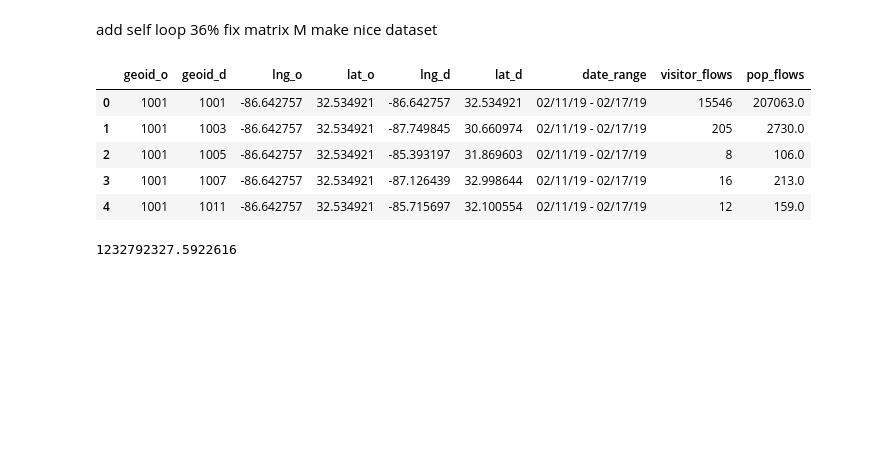
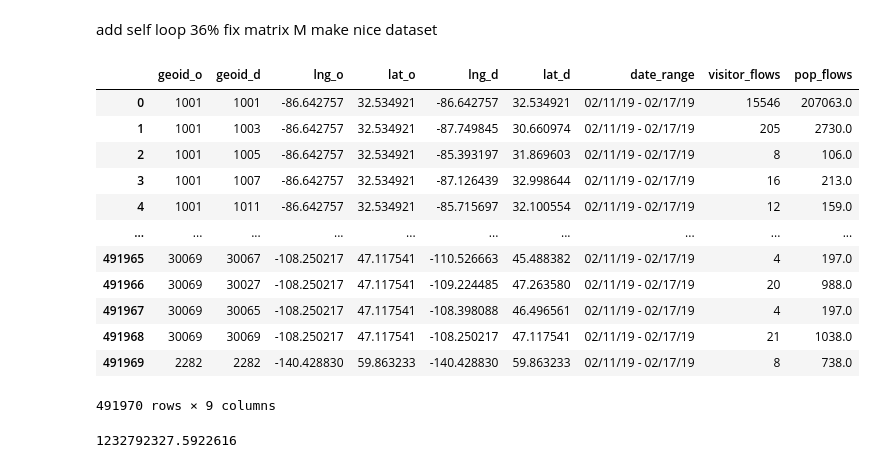
Before and after one commit to epnck/thesis, a Jupyter notebook: data generation/testing data.ipynb, the cells around one changed output. Saved outputs shown, nothing was run; the diff lists cells and outputs as text; code cells hidden in the pictures; blank space fills up the shorter version.

```diff
--- a/data generation/testing data.ipynb
+++ b/data generation/testing data.ipynb
@@ -8,14 +8,21 @@ import numpy as np
 # %%
 df_test = pd.read_csv('datasets/real data/weekly_county2county_2019_02_11.csv')
 
-df_test.head()
+df_test
 # %% [output]
 |  | geoid_o | geoid_d | lng_o | lat_o | lng_d | lat_d | date_range | visitor_flows | pop_flows |
 | 0 | 1001 | 1001 | -86.642757 | 32.534921 | -86.642757 | 32.534921 | 02/11/19 - 02/17/19 | 15546 | 207063.0 |
 | 1 | 1001 | 1003 | -86.642757 | 32.534921 | -87.749845 | 30.660974 | 02/11/19 - 02/17/19 | 205 | 2730.0 |
 | 2 | 1001 | 1005 | -86.642757 | 32.534921 | -85.393197 | 31.869603 | 02/11/19 - 02/17/19 | 8 | 106.0 |
 | 3 | 1001 | 1007 | -86.642757 | 32.534921 | -87.126439 | 32.998644 | 02/11/19 - 02/17/19 | 16 | 213.0 |
 | 4 | 1001 | 1011 | -86.642757 | 32.534921 | -85.715697 | 32.100554 | 02/11/19 - 02/17/19 | 12 | 159.0 |
+| ... | ... | ... | ... | ... | ... | ... | ... | ... | ... |
+| 491965 | 30069 | 30067 | -108.250217 | 47.117541 | -110.526663 | 45.488382 | 02/11/19 - 02/17/19 | 4 | 197.0 |
+| 491966 | 30069 | 30027 | -108.250217 | 47.117541 | -109.224485 | 47.263580 | 02/11/19 - 02/17/19 | 20 | 988.0 |
+| 491967 | 30069 | 30065 | -108.250217 | 47.117541 | -108.398088 | 46.496561 | 02/11/19 - 02/17/19 | 4 | 197.0 |
+| 491968 | 30069 | 30069 | -108.250217 | 47.117541 | -108.250217 | 47.117541 | 02/11/19 - 02/17/19 | 21 | 1038.0 |
+| 491969 | 2282 | 2282 | -140.428830 | 59.863233 | -140.428830 | 59.863233 | 02/11/19 - 02/17/19 | 8 | 738.0 |
+491970 rows × 9 columns
 # %%
 df_locations = pd.read_csv('datasets/real data/weekly_county2county_2019_02_11.csv')
 
```
Also changed, not shown: 7 other files.
